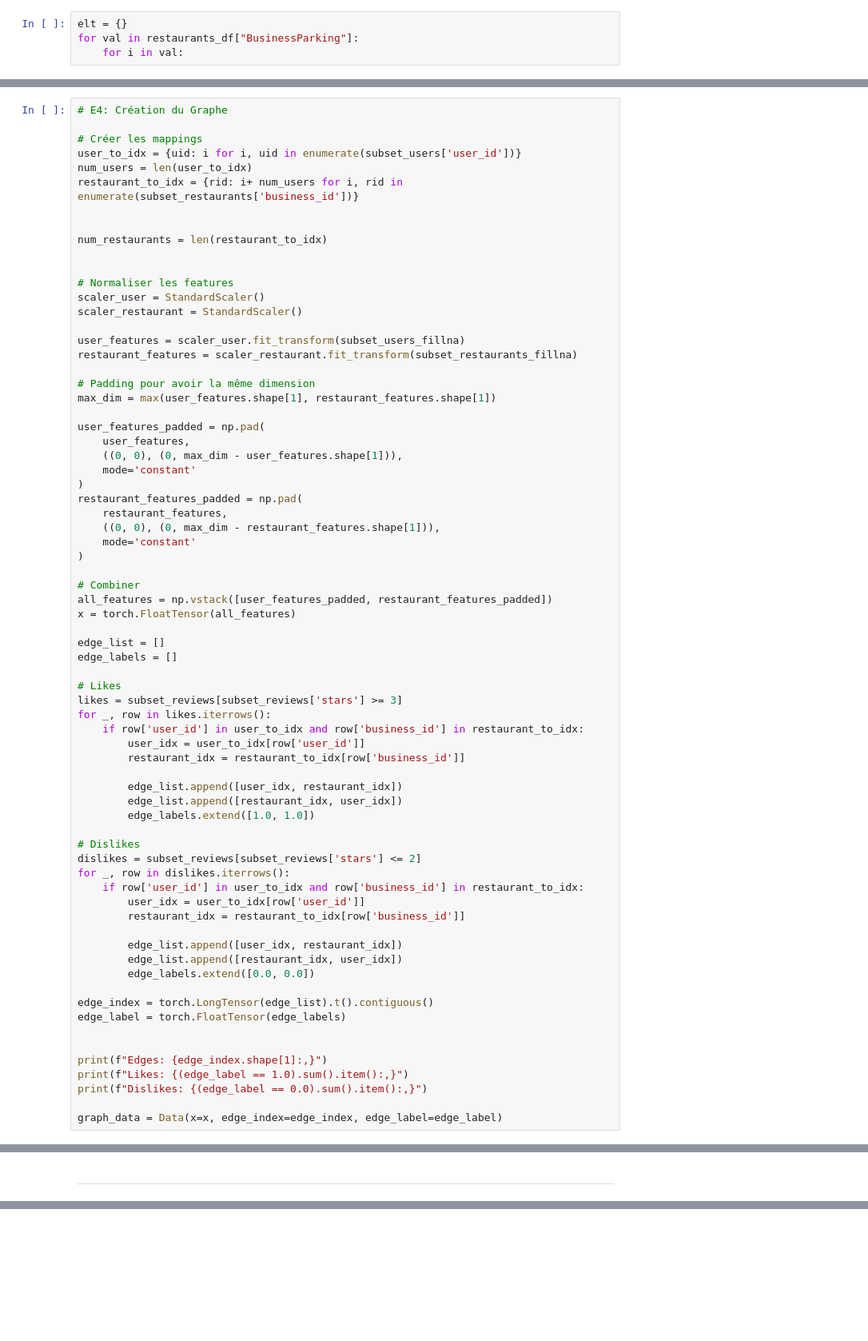
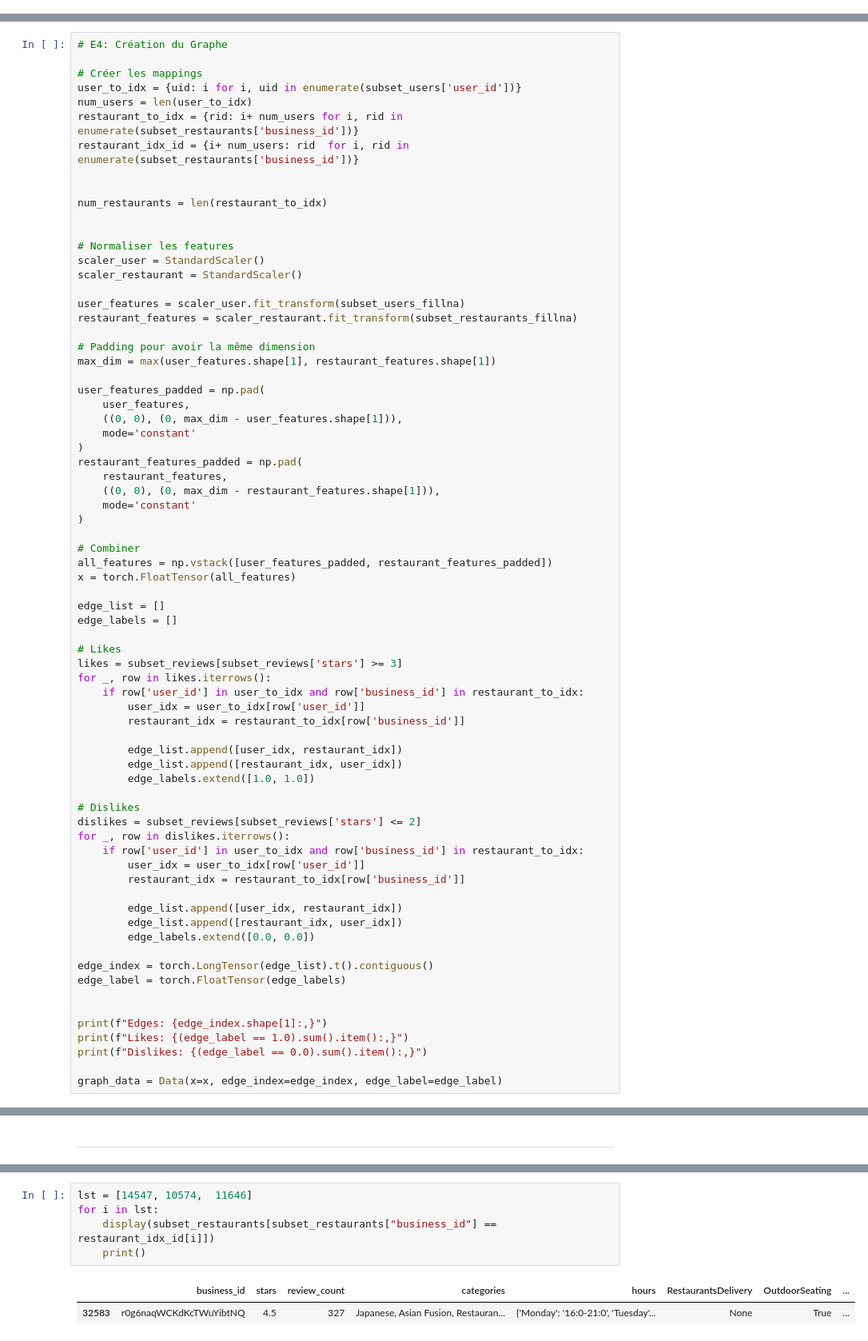
Before and after one commit to Inthushan23/Restaurants-Recommender, a Jupyter notebook: Notebooks/gnn.ipynb, the cells around one changed output, grey strips where cells are left out. Shown at 80% size. Saved outputs shown, nothing was run; the diff lists cells and outputs as text; blank space fills up the shorter version.

```diff
--- a/Notebooks/gnn.ipynb
+++ b/Notebooks/gnn.ipynb
@@ -21,6 +41,2 @@ df_review_b = df_review.drop(columns=['useful', 'funny',
 # %% [markdown]
 ---
-# %%
-elt = {}
-for val in restaurants_df["BusinessParking"]:
-    for i in val:
@@ -182,6 +174,7 @@ subset_users_fillna = subset_users[user_features_cols].fillna(0)
 user_to_idx = {uid: i for i, uid in enumerate(subset_users['user_id'])}
 num_users = len(user_to_idx)
 restaurant_to_idx = {rid: i+ num_users for i, rid in enumerate(subset_restaurants['business_id'])}
+restaurant_idx_id = {i+ num_users: rid  for i, rid in enumerate(subset_restaurants['business_id'])}
 
 
 num_restaurants = len(restaurant_to_idx)
@@ -433,0 +496,8 @@ Top 40 recommandations pour user qVc8ODYU5SZjKXVBgXdI7w:
+# %%
+lst = [14547, 10574,  11646]
+for i in lst:
+    display(subset_restaurants[subset_restaurants["business_id"] == restaurant_idx_id[i]])
+    print()
+# %% [output]
+|  | business_id | stars | review_count | categories | hours | RestaurantsDelivery | OutdoorSeating | ... |
+| 32583 | r0g6naqWCKdKcTWuYibtNQ | 4.5 | 327 | Japanese, Asian Fusion, Restauran... | {'Monday': '16:0-21:0', 'Tuesday'... | None | True | ... |
```
Also changed, not shown: parts of 21 cells of this notebook.
